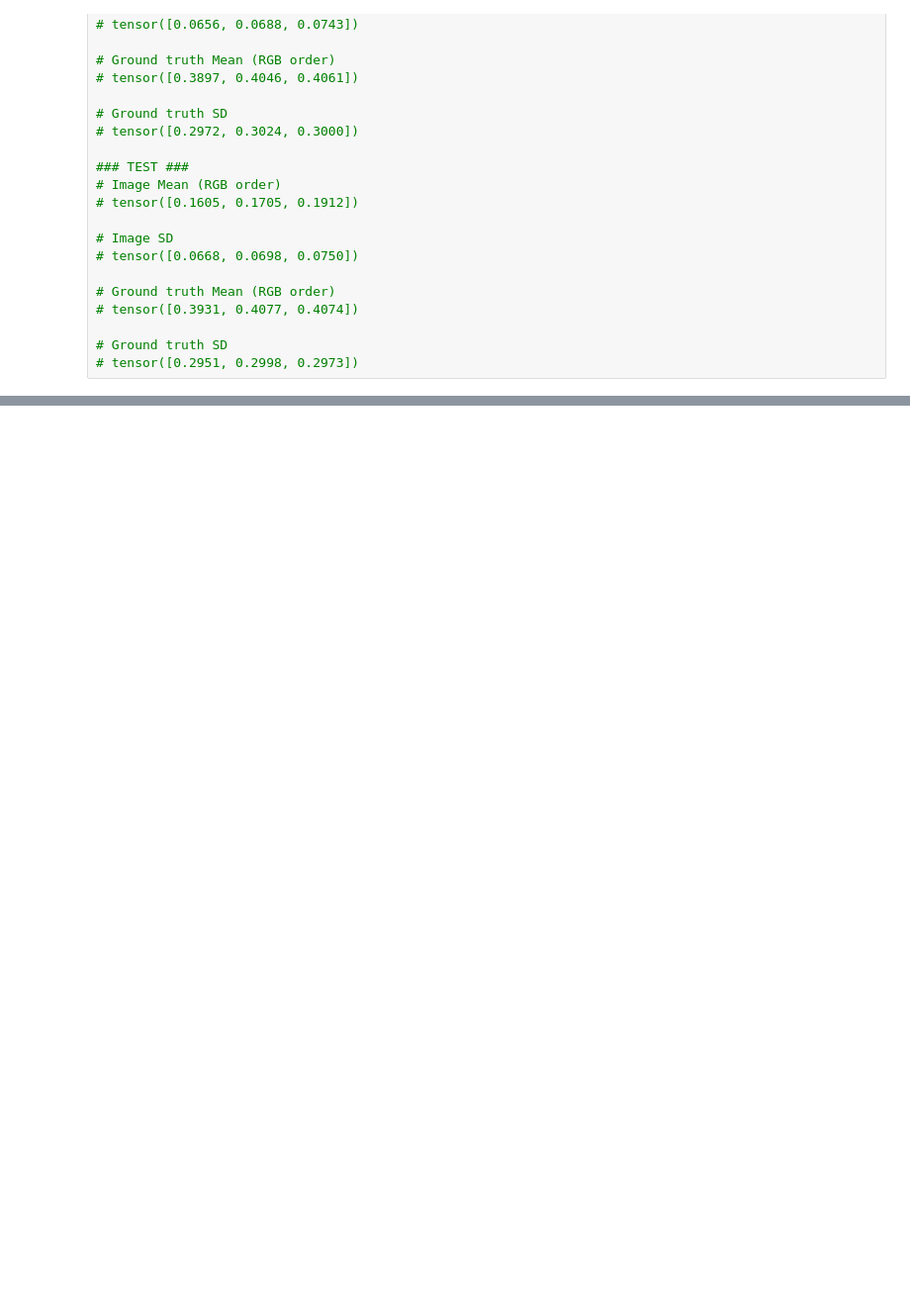
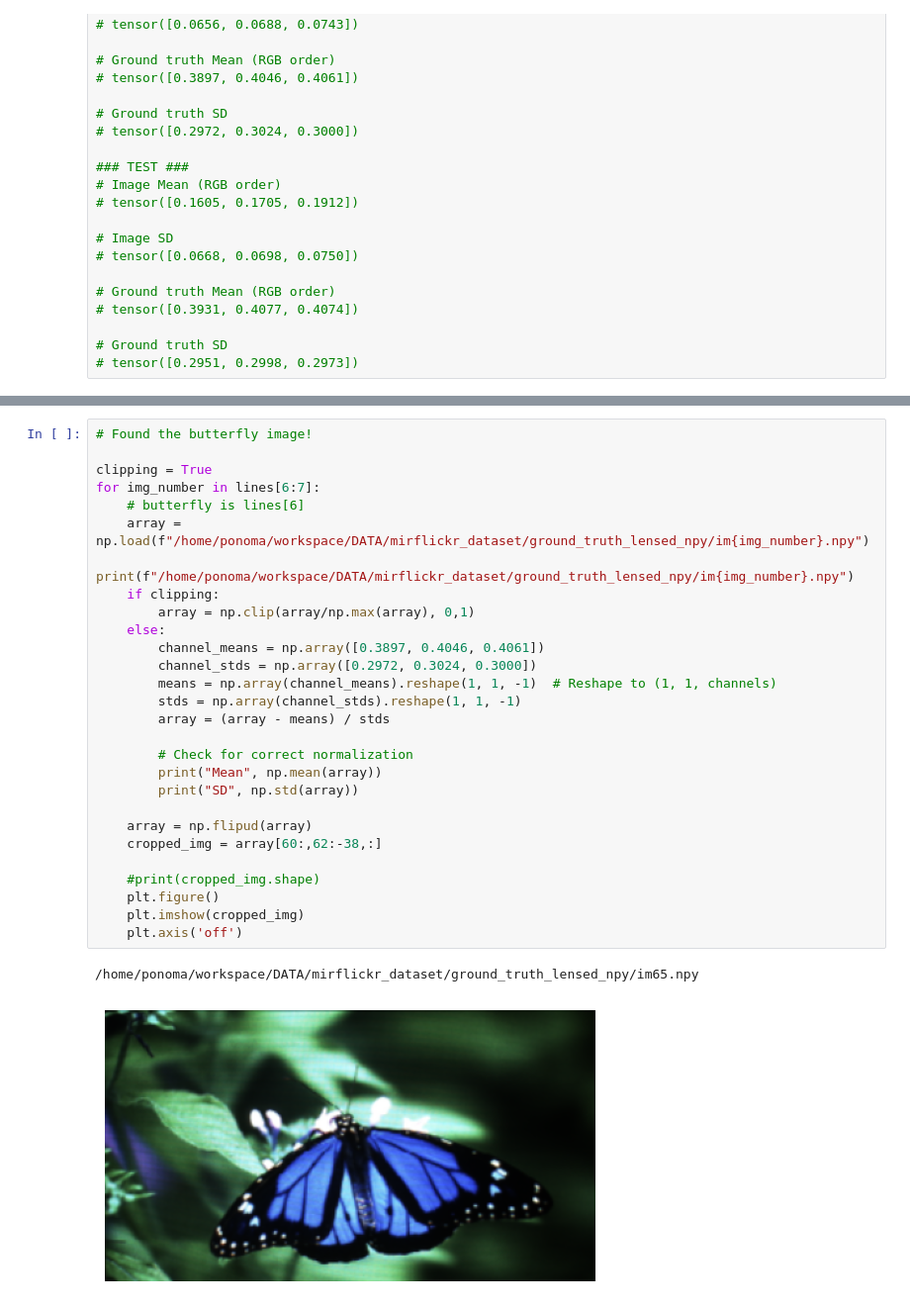
Before and after one commit to ponoma1202/Lensless_Image_Reconstruction, a Jupyter notebook: calculations.ipynb, the cells around one changed output, grey strips where cells are left out. Shown at 99% size. Saved outputs shown, nothing was run; the diff lists cells and outputs as text; blank space fills up the shorter version.

```diff
--- a/calculations.ipynb
+++ b/calculations.ipynb
@@ -177,3 +189,34 @@ img.save(f"/home/ponoma/workspace/Basic_Transformer/original_images/im{img_numbe
+# %%
+# Found the butterfly image!
+
+clipping = True
+for img_number in lines[6:7]:
+    # butterfly is lines[6]
+    array = np.load(f"/home/ponoma/workspace/DATA/mirflickr_dataset/ground_truth_lensed_npy/im{img_number}.npy")
+    print(f"/home/ponoma/workspace/DATA/mirflickr_dataset/ground_truth_lensed_npy/im{img_number}.npy")
+    if clipping:
+        array = np.clip(array/np.max(array), 0,1)
+    else:
+        channel_means = np.array([0.3897, 0.4046, 0.4061])
+        channel_stds = np.array([0.2972, 0.3024, 0.3000])
+        means = np.array(channel_means).reshape(1, 1, -1)  # Reshape to (1, 1, channels)
+        stds = np.array(channel_stds).reshape(1, 1, -1)
+        array = (array - means) / stds
+
+        # Check for correct normalization
+        print("Mean", np.mean(array))
+        print("SD", np.std(array))
+
+    array = np.flipud(array)
+    cropped_img = array[60:,62:-38,:]
+
+    #print(cropped_img.shape)
+    plt.figure()
+    plt.imshow(cropped_img)
+    plt.axis('off')
+# %% [output]
+/home/ponoma/workspace/DATA/mirflickr_dataset/ground_truth_lensed_npy/im65.npy
+[figure, added]
 # %%
 import matplotlib.pyplot as plt
 import numpy as np
```
Also changed, not shown: parts of 5 cells of this notebook, 4 other files.
